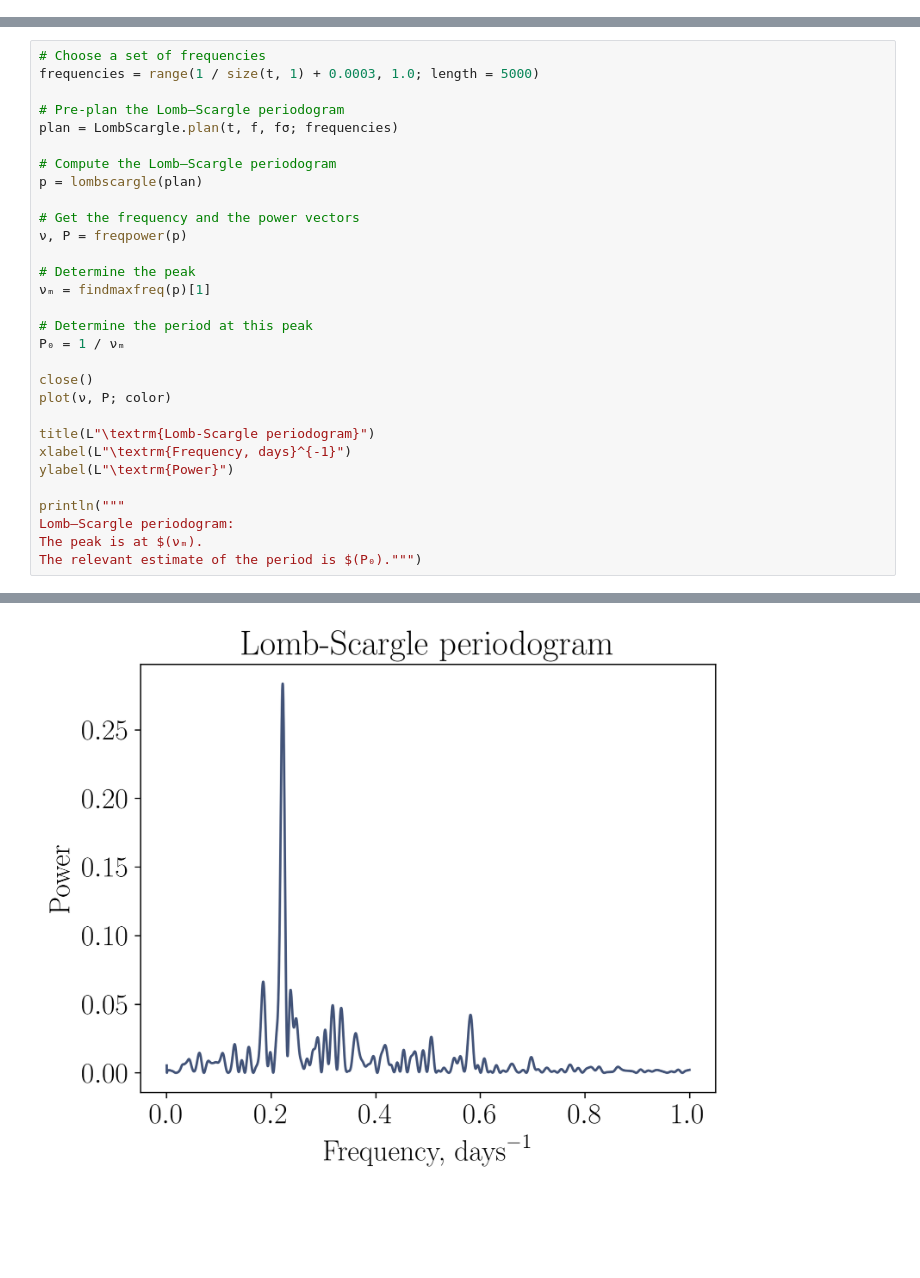
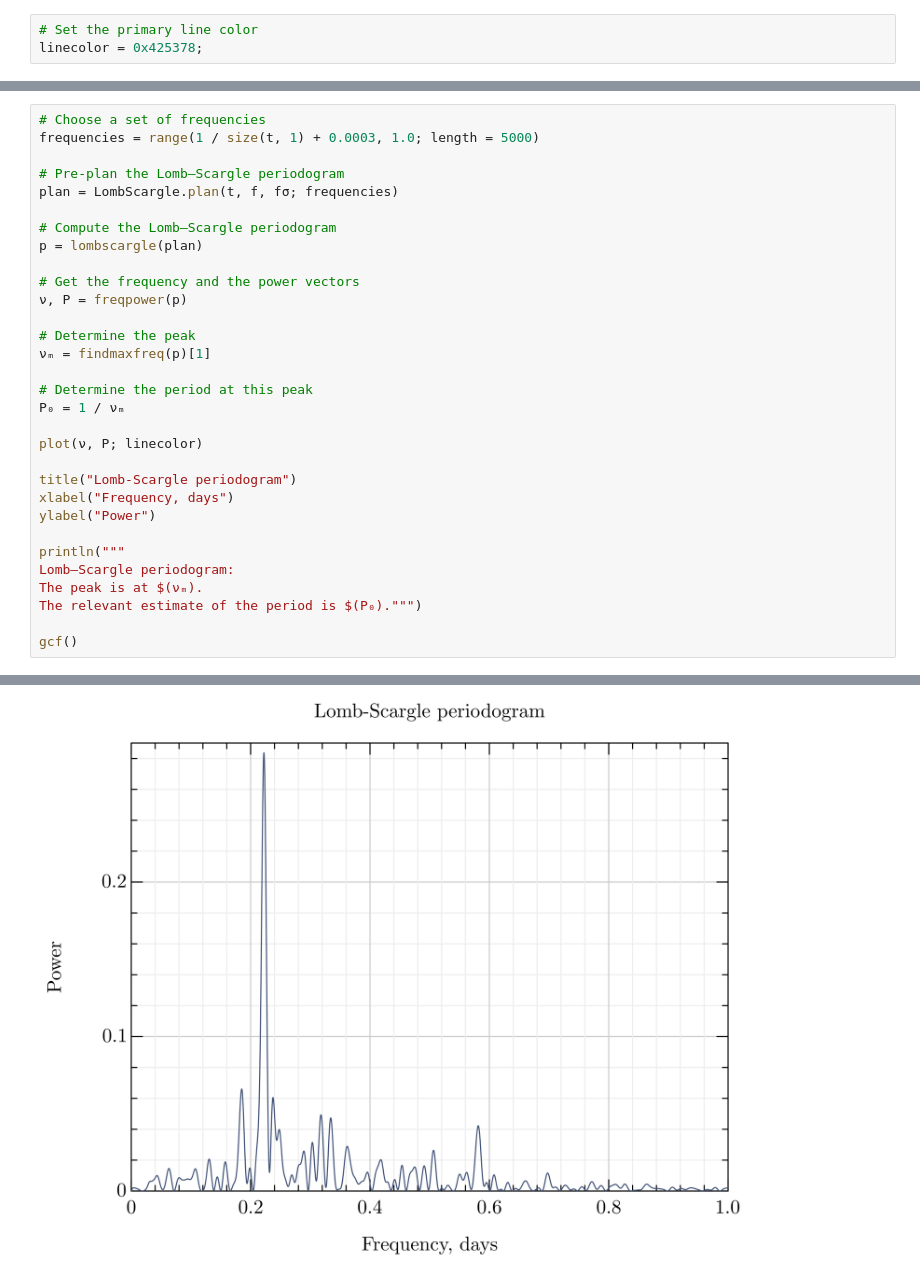
Before and after one commit to paveloom-c/GPKernels, a Jupyter notebook: notebooks/KIC1430163/KIC1430163.ipynb, the cells around one changed output, grey strips where cells are left out. Saved outputs shown, nothing was run; the diff lists cells and outputs as text; blank space fills up the shorter version.

```diff
--- a/notebooks/KIC1430163/KIC1430163.ipynb
+++ b/notebooks/KIC1430163/KIC1430163.ipynb
@@ -70 +71,4 @@ color = "#425378";
+# %%
+# Set the primary line color
+linecolor = 0x425378;
 # %%
@@ -143,15 +97,16 @@ p = lombscargle(plan)
 # Determine the period at this peak
 P₀ = 1 / νₘ
 
-close()
-plot(ν, P; color)
+plot(ν, P; linecolor)
 
-title(L"\textrm{Lomb-Scargle periodogram}")
-xlabel(L"\textrm{Frequency, days}^{-1}")
-ylabel(L"\textrm{Power}")
+title("Lomb-Scargle periodogram")
+xlabel("Frequency, days")
+ylabel("Power")
 
 println("""
 Lomb–Scargle periodogram:
 The peak is at $(νₘ).
 The relevant estimate of the period is $(P₀).""")
+
+gcf()
 # %% [output]
@@ -158 +117 @@ The relevant estimate of the period is $(P₀).""")
-[figure, old version]
+[figure, new version]
```
Also changed, not shown: parts of 11 cells of this notebook, 1 other file.
